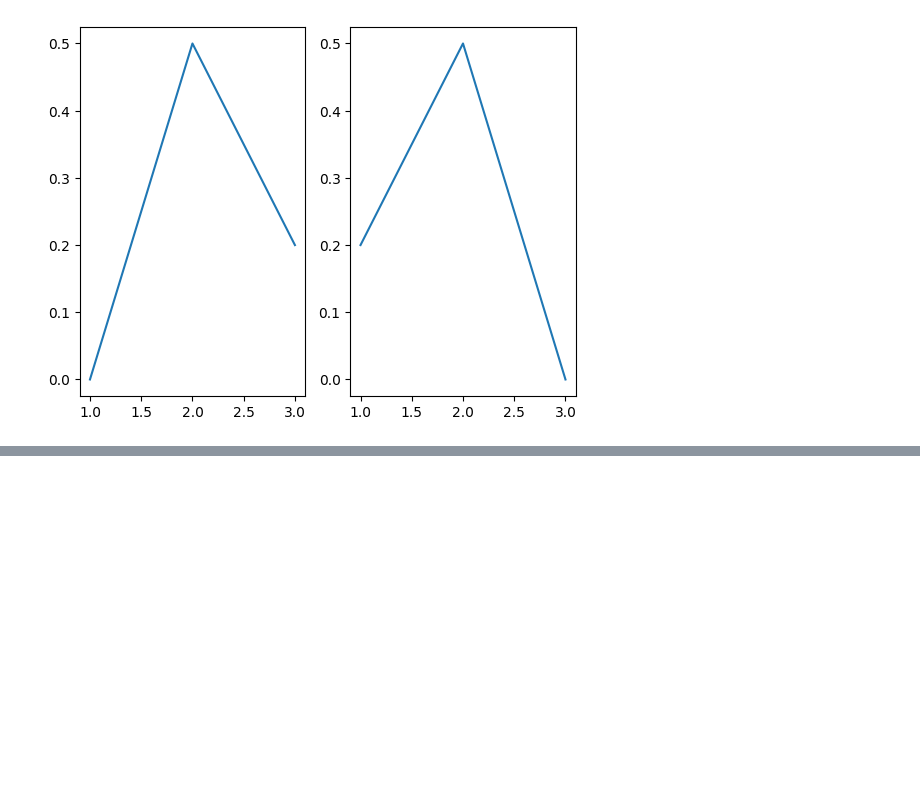
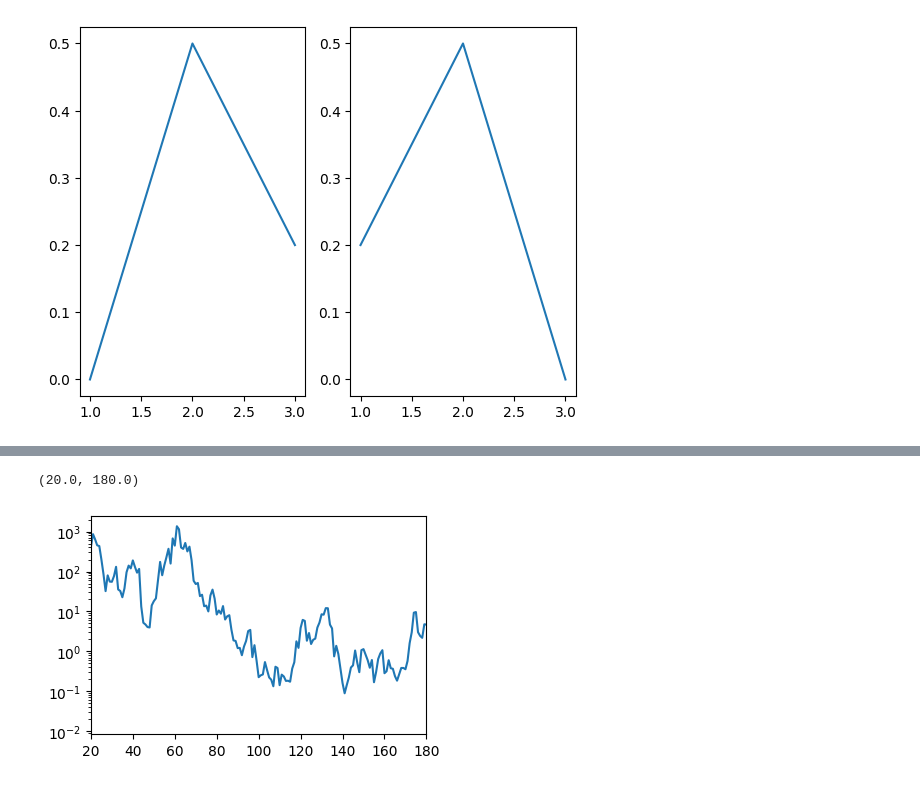
Before and after one commit to adhaka2901/AIML-Algorithms-Training, a Jupyter notebook: plottingAndVisualization/matplotlib-3.ipynb, the cells around one changed output, grey strips where cells are left out. Drawn from its saved outputs; the diff is of its cells as text; code cells hidden in the pictures; blank space fills up the shorter version.

```diff
--- a/plottingAndVisualization/matplotlib-3.ipynb
+++ b/plottingAndVisualization/matplotlib-3.ipynb
@@ -93,0 +129,11 @@ axs[1].plot([3, 2, 1], [0, 0.5, 0.2])
+# %%
+fig, ax = plt.subplots(figsize=(4, 2.5), layout='constrained')
+np.random.seed(19680801)
+t = np.arange(200)
+x = 2**np.cumsum(np.random.randn(200))
+linesx = ax.plot(t, x)
+ax.set_yscale('log')
+ax.set_xlim([20, 180])
+# %% [output]
+(20.0, 180.0)
+[figure, added]
```
Also changed, not shown: parts of 19 cells of this notebook.
